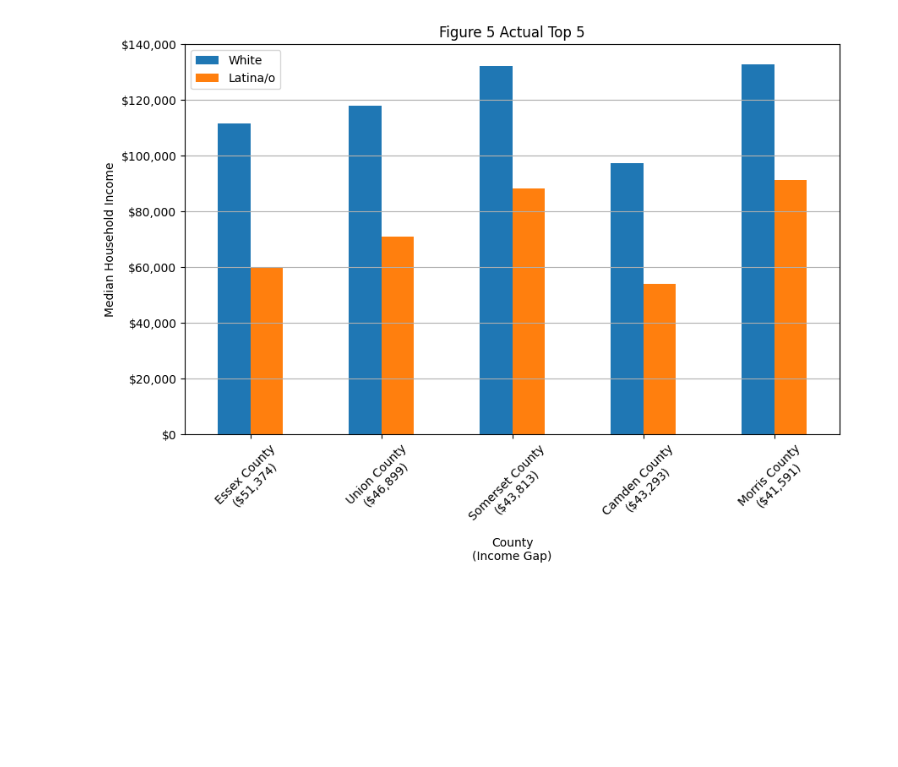
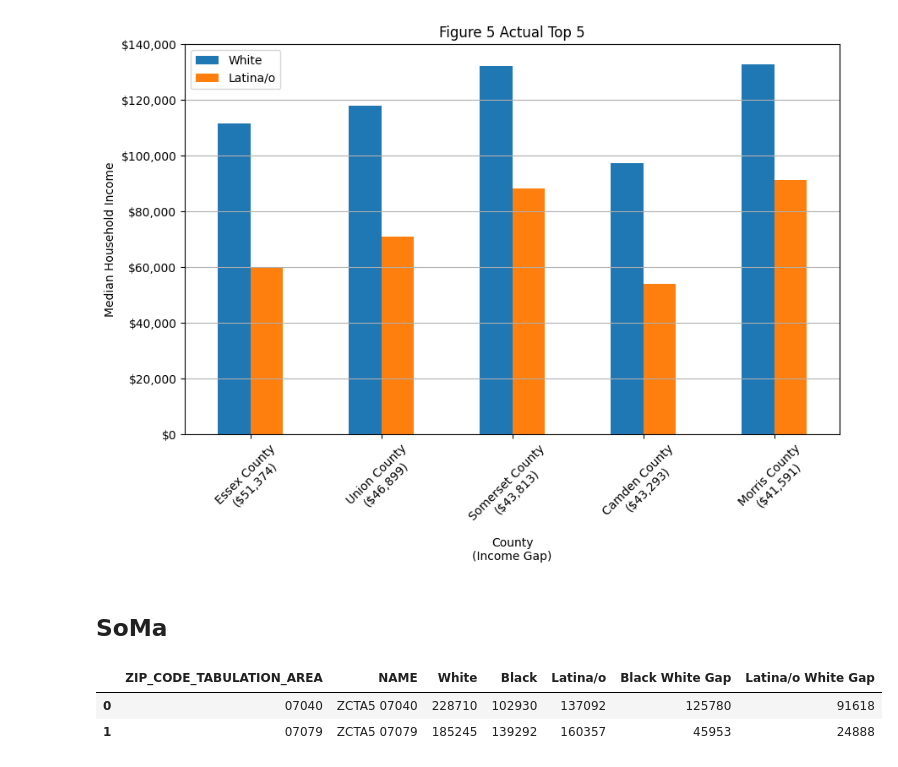
Before and after one commit to vengroff/somaccr, a Jupyter notebook: NSISJ Income Gap.ipynb, the cells around one changed output. Saved outputs shown, nothing was run; the diff lists cells and outputs as text; code cells hidden in the pictures; blank space fills up the shorter version.

```diff
--- a/NSISJ Income Gap.ipynb
+++ b/NSISJ Income Gap.ipynb
@@ -222,3 +250,12 @@ ax = plot_white_vs(
 # %% [output]
 Index(['COUNTY', 'White', 'Latina/o', 'Latina/o White Gap'], dtype='object')
 [figure]
+# %% [markdown]
+## SoMa
+# %%
+df_soma = data_for(zip_code_tabulation_area=["07079", "07040"])
+add_diffs(df_soma)
+# %% [output]
+|  | ZIP_CODE_TABULATION_AREA | NAME | White | Black | Latina/o | Black White Gap | Latina/o White Gap |
+| 0 | 07040 | ZCTA5 07040 | 228710 | 102930 | 137092 | 125780 | 91618 |
+| 1 | 07079 | ZCTA5 07079 | 185245 | 139292 | 160357 | 45953 | 24888 |
```
Also changed, not shown: parts of 6 cells of this notebook.
